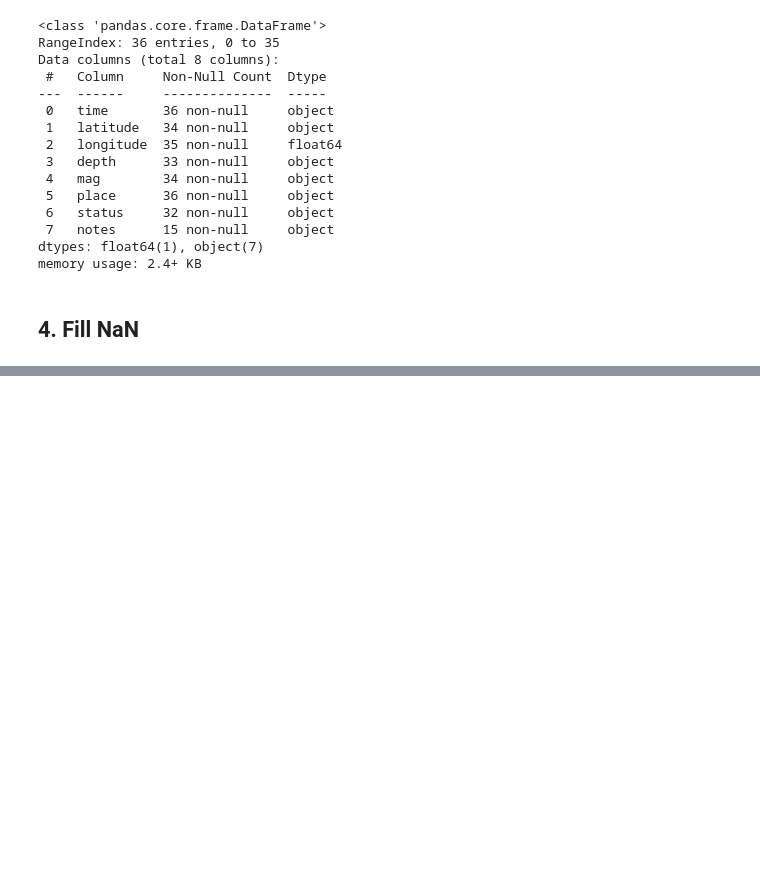
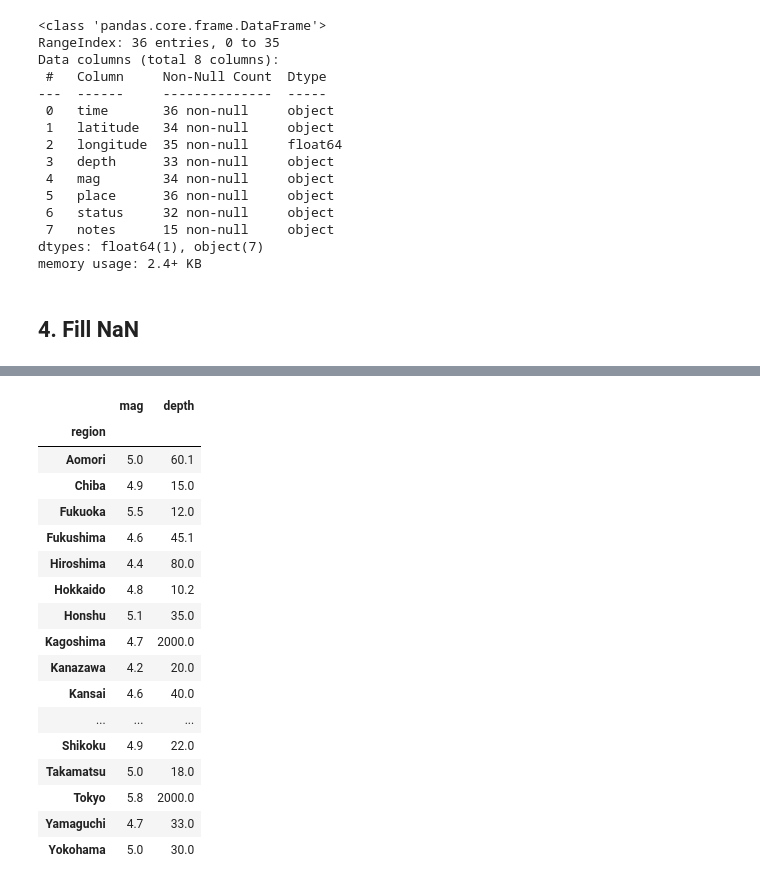
Before and after one commit to pouryaamarloo/Earthquake-analysis-in-Japan, a Jupyter notebook: preprocessing.ipynb, the cells around one changed output, grey strips where cells are left out. Drawn from its saved outputs; the diff is of its cells as text; code cells hidden in the pictures; blank space fills up the shorter version.

```diff
--- a/preprocessing.ipynb
+++ b/preprocessing.ipynb
@@ -65,0 +187,21 @@ df = df.bfill()
+# %%
+df.groupby('region')[['mag', 'depth']].max()
+# %% [output]
+|  | mag | depth |
+| region |  |  |
+| Aomori | 5.0 | 60.1 |
+| Chiba | 4.9 | 15.0 |
+| Fukuoka | 5.5 | 12.0 |
+| Fukushima | 4.6 | 45.1 |
+| Hiroshima | 4.4 | 80.0 |
+| Hokkaido | 4.8 | 10.2 |
+| Honshu | 5.1 | 35.0 |
+| Kagoshima | 4.7 | 2000.0 |
+| Kanazawa | 4.2 | 20.0 |
+| Kansai | 4.6 | 40.0 |
+| ... | ... | ... |
+| Shikoku | 4.9 | 22.0 |
+| Takamatsu | 5.0 | 18.0 |
+| Tokyo | 5.8 | 2000.0 |
+| Yamaguchi | 4.7 | 33.0 |
+| Yokohama | 5.0 | 30.0 |
```
Also changed, not shown: parts of 15 cells of this notebook.
